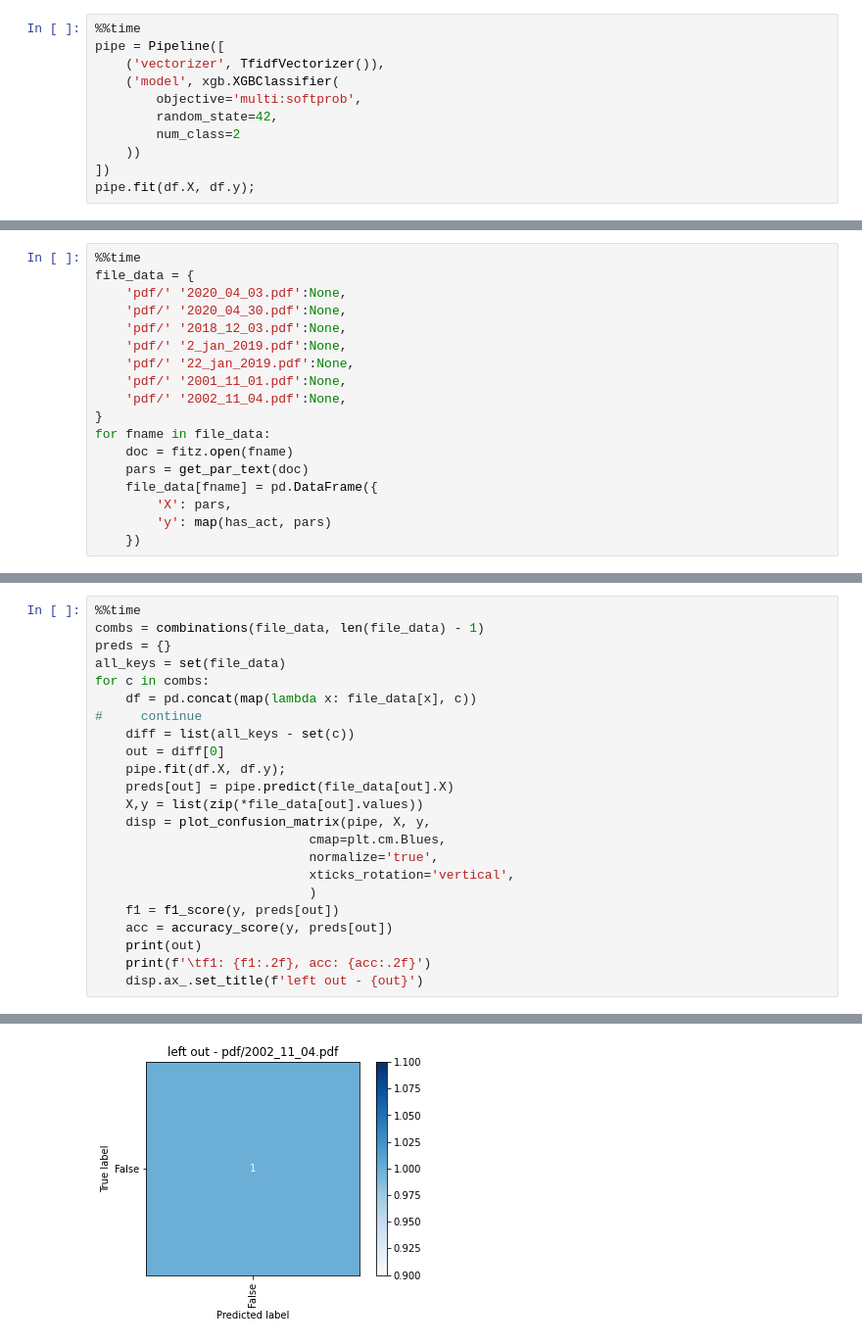
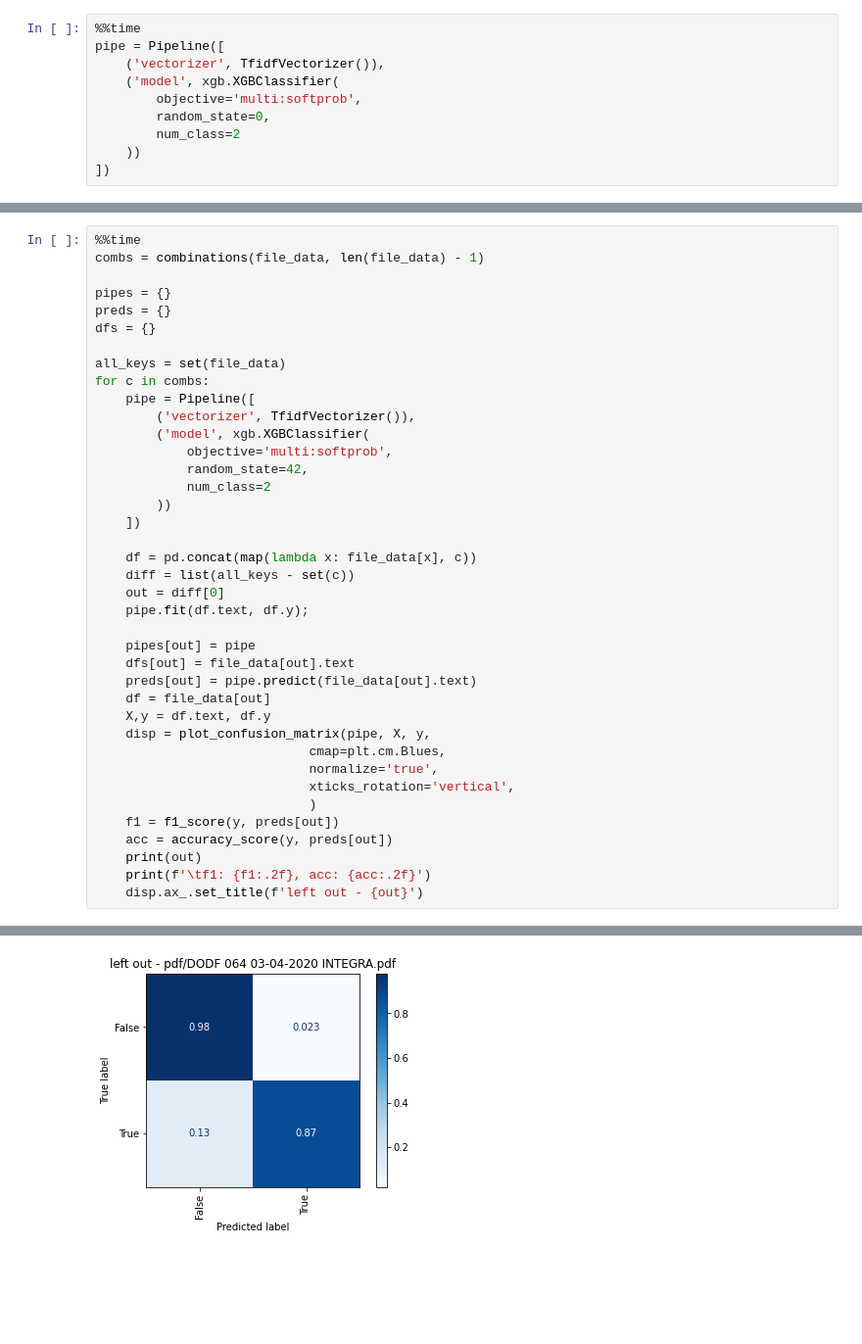
Before and after one commit to UnB-KnEDLe/experiments, a Jupyter notebook: members/maffei/acts-classification/xgb.ipynb, the cells around one changed output, grey strips where cells are left out. Shown at 98% size. Saved outputs shown, nothing was run; the diff lists cells and outputs as text; blank space fills up the shorter version.

Commit message:
final experiments with xgb, used to "label" blocks of text

```diff
--- a/members/maffei/acts-classification/xgb.ipynb
+++ b/members/maffei/acts-classification/xgb.ipynb
@@ -47,9 +77,8 @@ pipe = Pipeline([
     ('vectorizer', TfidfVectorizer()),
     ('model', xgb.XGBClassifier(
         objective='multi:softprob',
-        random_state=42,
+        random_state=0,
         num_class=2
     ))
 ])
-pipe.fit(df.X, df.y);
 # %% [output]
@@ -96,18 +86,0 @@ cv
-# %%
-%%time
-file_data = {
-    'pdf/' '2020_04_03.pdf':None,
-    'pdf/' '2020_04_30.pdf':None,
-    'pdf/' '2018_12_03.pdf':None,
-    'pdf/' '2_jan_2019.pdf':None,
-    'pdf/' '22_jan_2019.pdf':None,
-    'pdf/' '2001_11_01.pdf':None,
-    'pdf/' '2002_11_04.pdf':None,
-}
-for fname in file_data:
-    doc = fitz.open(fname)
-    pars = get_par_text(doc)
-    file_data[fname] = pd.DataFrame({
-        'X': pars,
-        'y': map(has_act, pars)
-    })
@@ -117,16 +87,32 @@ Wall time: 10.6 s
 # %%
 %%time
 combs = combinations(file_data, len(file_data) - 1)
+
+pipes = {}
 preds = {}
+dfs = {}
+
 all_keys = set(file_data)
 for c in combs:
+    pipe = Pipeline([
+        ('vectorizer', TfidfVectorizer()),
+        ('model', xgb.XGBClassifier(
+            objective='multi:softprob',
+            random_state=42,
+            num_class=2
+        ))
+    ])
+
     df = pd.concat(map(lambda x: file_data[x], c))
-#     continue
     diff = list(all_keys - set(c))
     out = diff[0]
-    pipe.fit(df.X, df.y);
-    preds[out] = pipe.predict(file_data[out].X)
-    X,y = list(zip(*file_data[out].values))
+    pipe.fit(df.text, df.y);
+
+    pipes[out] = pipe
+    dfs[out] = file_data[out].text
+    preds[out] = pipe.predict(file_data[out].text)
+    df = file_data[out]
+    X,y = df.text, df.y
     disp = plot_confusion_matrix(pipe, X, y,
                             cmap=plt.cm.Blues,
                             normalize='true',
@@ -157 +153 @@ Wall time: 13 s
-[figure, old version]
+[figure, new version]
```
Also changed, not shown: parts of 14 cells of this notebook.
